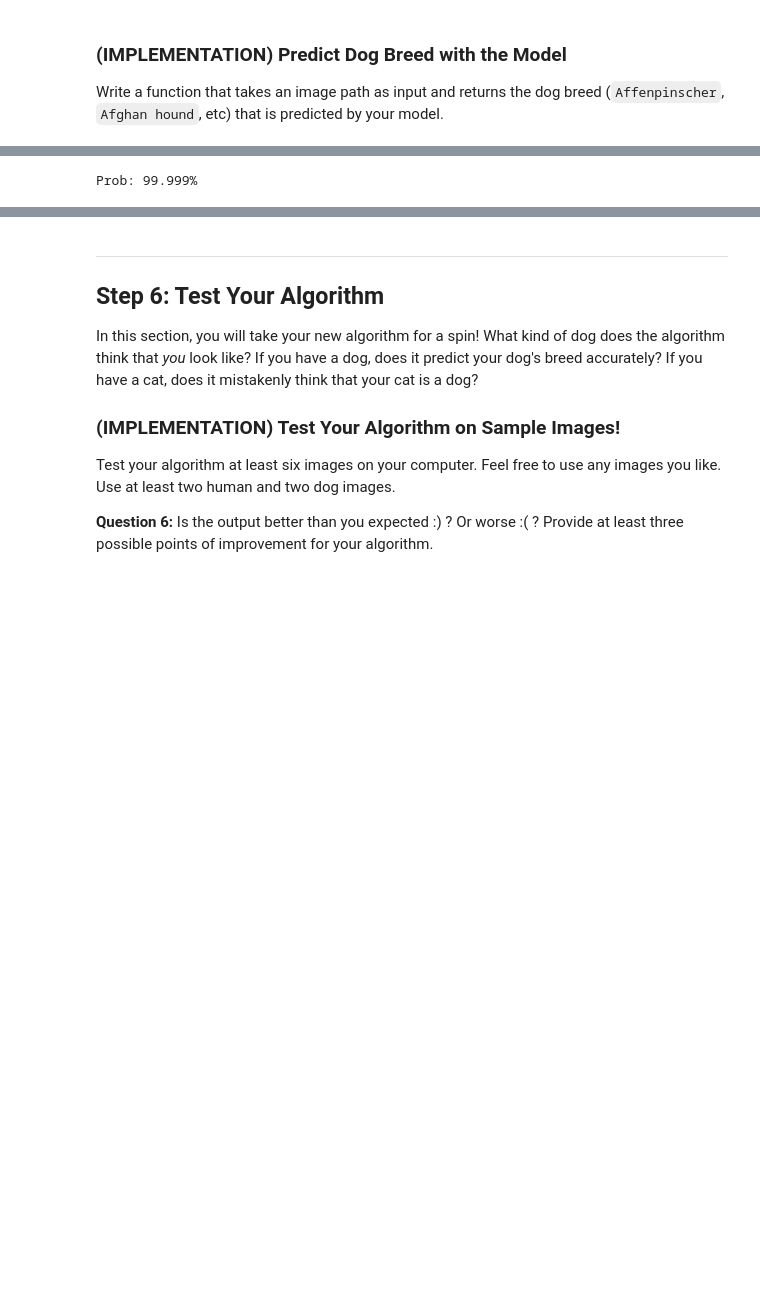
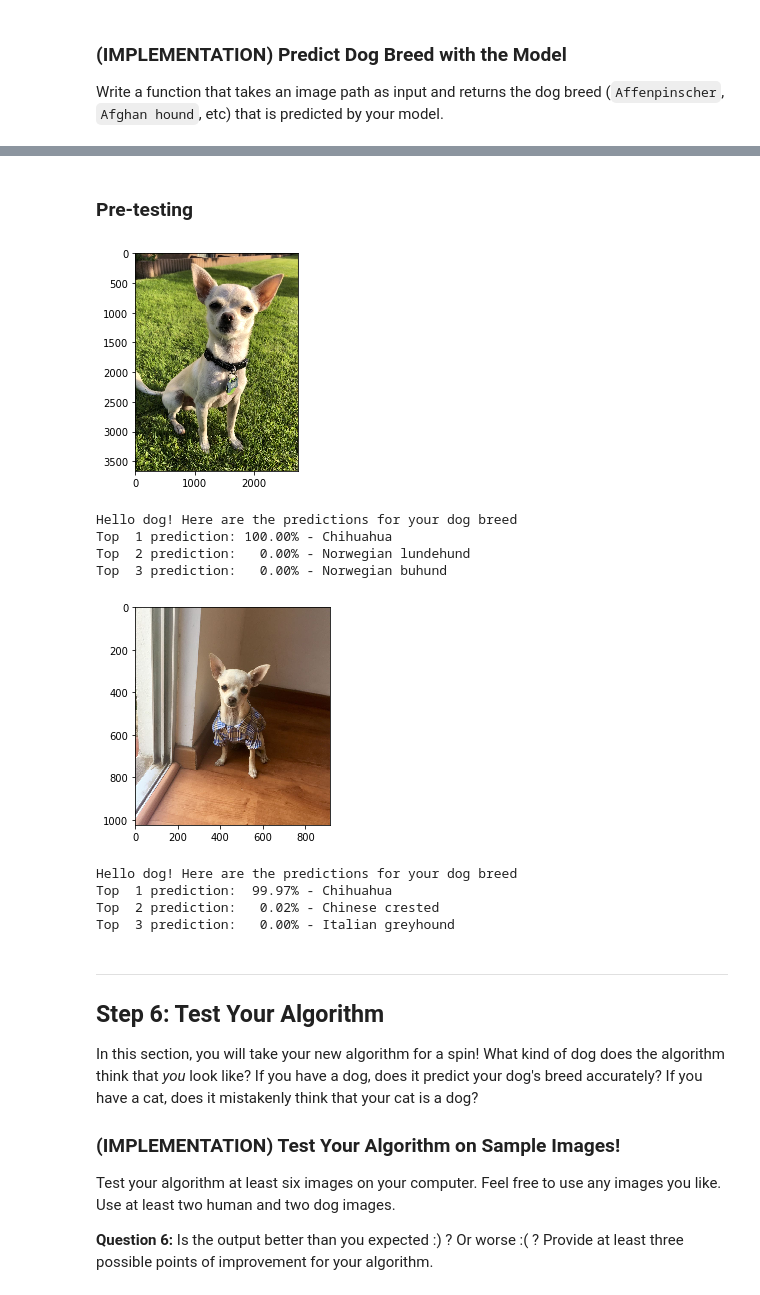
Before and after one commit to BayTown/UD-MLND-Dog-Breed-Classifier, a Jupyter notebook: dog_app.ipynb, the cells around one changed output, grey strips where cells are left out. Cells and saved outputs as stored; diff of their text form; code cells hidden in the pictures; blank space fills up the shorter version.

Commit message:
Notebook is completed. Final polish still needs to be done.
class_names.txt added
Various images added.

```diff
--- a/dog_app.ipynb
+++ b/dog_app.ipynb
@@ -936,20 +938,27 @@ from PIL import Image
 # list of class names by index, i.e. a name can be accessed like class_names[0]
 class_names = [item[4:].replace("_", " ") for item in loaders_transfer['train'].dataset.classes]
 
-model = model_transfer
+def predict_breed_transfer(img_path, model, topk):
+    '''
+    TODO
 
-def predict_breed_transfer(img_path, model):
+    Args:
+        TODO
+    Returns:
+        TODO
+    '''
+    # load the image and return the predicted breed
 
-    device = torch.device("cuda" if torch.cuda.is_available() else "cpu")
-    # load the image and return the predicted breed
     # Define image transformation
-    # Define standard normalization for all transormations
+    # Define standard normalization for all transormations as used in training
     normalization = transforms.Normalize(mean=[0.485, 0.456, 0.406],         # Normalizing the image with specific mean and standard deviation
                                           std=[0.229, 0.224, 0.225])
     transformation = transforms.Compose([transforms.Resize(256),             # Resize the image to 256x256 pixels
                                          transforms.CenterCrop(224),         # Crops the given Image at the center to 224x224 pixels
                                          transforms.ToTensor(),              # Convert the image to the PyTorch Tensor data type
                                          normalization])
+
+    device = torch.device("cuda" if torch.cuda.is_available() else "cpu")
     model.eval()
 
     # Load image
@@ -967,9 +976,16 @@ def predict_breed_transfer(img_path, model):
     # Convert prediction to related index
     index = prediction.data.cpu().numpy().argmax()
 
+    # Get Top-k predictions, default is 3
+    topk_predictions = torch.topk(prediction, topk)
 
-    probability = torch.topk(prediction, 3)
-    print(probability)
+    # Use Softmax function to extract probabilities
+    soft = nn.Softmax(dim=1)
+    topk_probabilities = soft(topk_predictions.values).cpu().detach().numpy()[0]
+
+    # Get Top-k indices
+    topk_indices = topk_predictions.indices.cpu().detach().numpy()[0]
+    topk_labels = [class_names[k] for k in topk_indices]
 
     # return class_name
-    return probability
+    return [topk_probabilities, topk_labels]
@@ -986,7 +992,3 @@ output = soft(prob.values)
-# %%
-print('Prob: {0:.3f}%'.format(output.cpu().detach().numpy()[0][0]*100))
-# %% [output]
-Prob: 99.999%
 # %% [markdown]
 ---
 <a id='step5'></a>
@@ -1005,9 +1007,3 @@ Some sample output for our algorithm is provided below, but feel free to design
 
 
 ### (IMPLEMENTATION) Write your Algorithm
-# %%
-### TODO: Write your algorithm.
-### Feel free to use as many code cells as needed.
-
-def run_app(img_path):
-    ## handle cases for a human face, dog, and neither
@@ -1014,3 +1051,21 @@ def run_app(img_path):
+# %% [markdown]
+### Pre-testing
+# %%
+model = model_transfer
+
+run_app('images/coco.jpg', model, 3)
+run_app('images/coco_clothing.jpg', model, 3)
+# %% [output]
+[figure, added]
+Hello dog! Here are the predictions for your dog breed
+Top  1 prediction: 100.00% - Chihuahua
+Top  2 prediction:   0.00% - Norwegian lundehund
+Top  3 prediction:   0.00% - Norwegian buhund
+[figure, added]
+Hello dog! Here are the predictions for your dog breed
+Top  1 prediction:  99.97% - Chihuahua
+Top  2 prediction:   0.02% - Chinese crested
+Top  3 prediction:   0.00% - Italian greyhound
 # %% [markdown]
 ---
 <a id='step6'></a>
```
Also changed, not shown: parts of 8 cells of this notebook, 3 other files.
